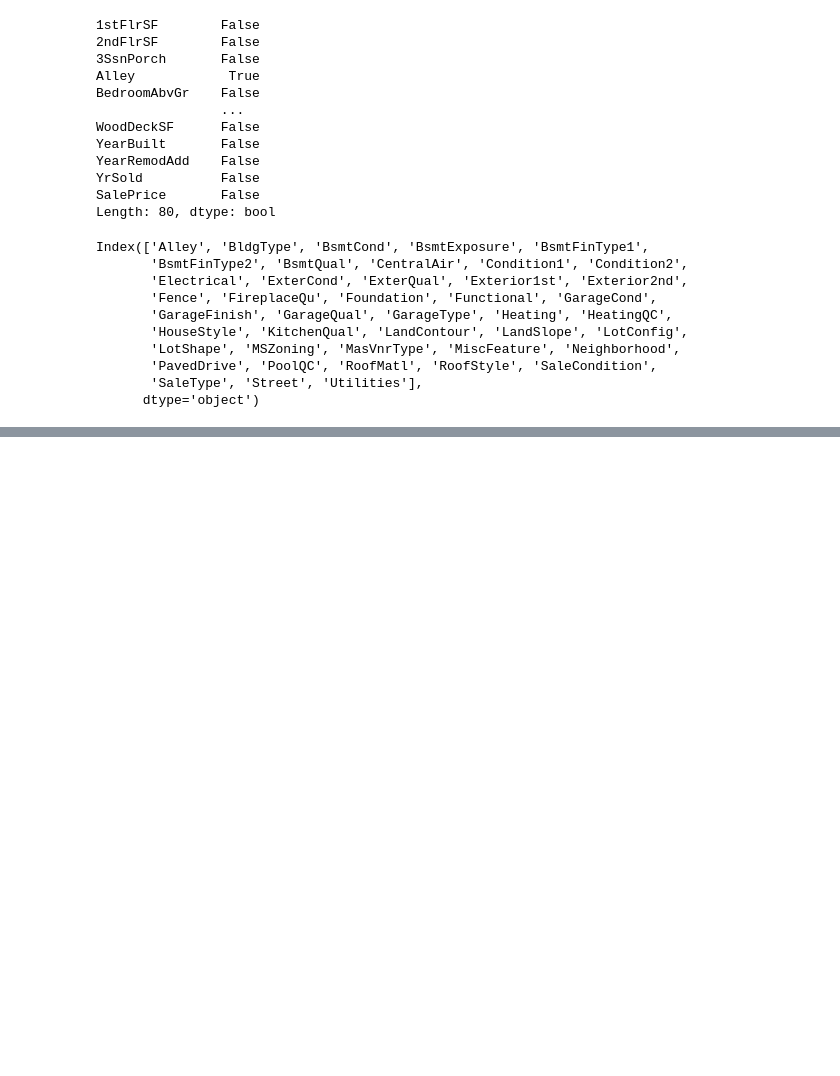
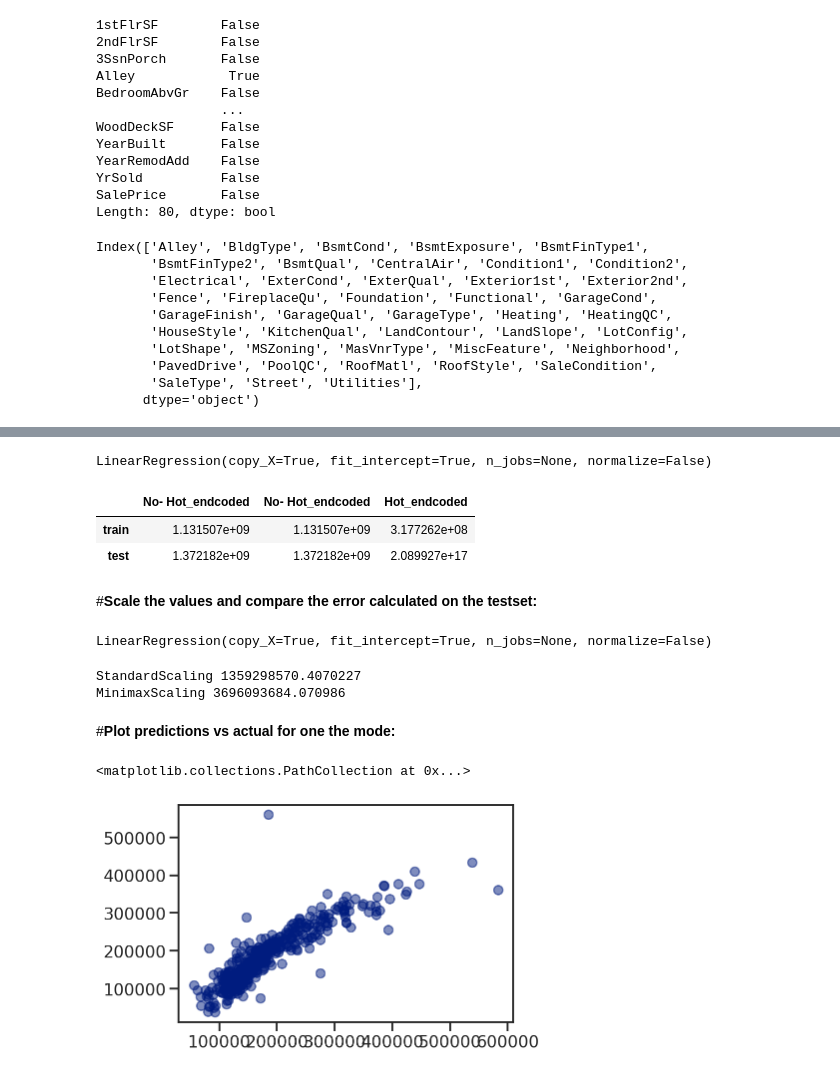
Before and after one commit to mohmaed7777/Ames-Housing-prediction-with-linear-regression-, a Jupyter notebook: Linear_Regression_Classifier_for_Ames_Houses_Dataset.ipynb, the cells around one changed output, grey strips where cells are left out. Cells and saved outputs as stored; diff of their text form; code cells hidden in the pictures; blank space fills up the shorter version.

```diff
--- a/Linear_Regression_Classifier_for_Ames_Houses_Dataset.ipynb
+++ b/Linear_Regression_Classifier_for_Ames_Houses_Dataset.ipynb
@@ -108,0 +166,12 @@ small_num_ohc_col.sum()
+# %%
+y_cols = 'SalePrice'
+# Split the data that is not one_hot_encoded:
+features_cols = [x for x in df.columns if x != y_cols]
+x_data = df[features_cols]
+y_data = df[y_cols]
+x_train, x_test, y_train, y_test = train_test_split(x_data, y_data, test_size=0.3, random_state=42)
+# Split the data that is one_hot_encoded:
+features_cols = [x for x in data_ohc.columns if x != y_cols]
+x_data_ohc = data_ohc[features_cols]
+y_data_ohc = data_ohc[y_cols]
+x_train_ohc, x_test_ohc, y_train_ohc, y_test_ohc = train_test_split(x_data_ohc, y_data_ohc, test_size=0.3, random_state=42)
@@ -108,0 +186,6 @@ small_num_ohc_col.sum()
+# %%
+# Create the model:
+lr = LinearRegression()
+lr
+# %% [output]
+LinearRegression(copy_X=True, fit_intercept=True, n_jobs=None, normalize=False)
@@ -108,0 +195,25 @@ small_num_ohc_col.sum()
+# %%
+
+# Data that have not been oneHotEncoded:
+lr = lr.fit(x_train, y_train)
+y_train_pred = lr.predict(x_train)
+y_test_pred = lr.predict(x_test)
+error_df.append(pd.Series({'train': mean_squared_error(y_train, y_train_pred),
+                           'test':mean_squared_error(y_test, y_test_pred)},
+                          name='No- Hot_endcoded'))
+# Data that have been oneHotEncoded:
+lr = lr.fit(x_train_ohc, y_train_ohc)
+y_train_ohc_pred = lr.predict(x_train_ohc)
+y_test_ohc_pred = lr.predict(x_test_ohc)
+error_df.append(pd.Series({'train': mean_squared_error(y_train_ohc, y_train_ohc_pred),
+                           'test':mean_squared_error(y_test_ohc, y_test_ohc_pred)},
+                          name='Hot_endcoded'))
+# Assemble the results :
+error_df = pd.concat(error_df, axis=1)
+error_df
+# %% [output]
+|  | No- Hot_endcoded | No- Hot_endcoded | Hot_endcoded |
+| train | 1.131507e+09 | 1.131507e+09 | 3.177262e+08 |
+| test | 1.372182e+09 | 1.372182e+09 | 2.089927e+17 |
+# %% [markdown]
+#**Scale the values and compare the error calculated on the testset:**
@@ -108,0 +228,33 @@ small_num_ohc_col.sum()
+# %%
+# Initilize the model :
+lr = LinearRegression()
+lr
+# %% [output]
+LinearRegression(copy_X=True, fit_intercept=True, n_jobs=None, normalize=False)
+# %%
+# Iterate over all possiable compaintions and get errors :
+errors = {}
+for scaler_label, scaler in scalers.items():
+  training_set = scaler.fit_transform(x_train)
+  test_set = scaler.fit_transform(x_test)
+  lr.fit(training_set, y_train)
+  predictions = lr.predict(test_set)
+  key = scaler_label + 'Scaling'
+  errors[key] = mean_squared_error(y_test, predictions)
+errors = pd.Series(errors)
+for key, error_val in errors.items():
+  print(key, error_val)
+# %% [output]
+StandardScaling 1359298570.4070227
+MinimaxScaling 3696093684.070986
+# %% [markdown]
+#**Plot predictions vs actual for one the mode:**
+# %%
+sns.set_context('talk')
+sns.set_style('ticks')
+sns.set_palette('dark')
+ax = plt.axes()
+ax.scatter(y_test, y_test_pred, alpha=0.5)
+# %% [output]
+<matplotlib.collections.PathCollection at 0x...>
+[figure, added]
```
Also changed, not shown: parts of 14 cells of this notebook.
